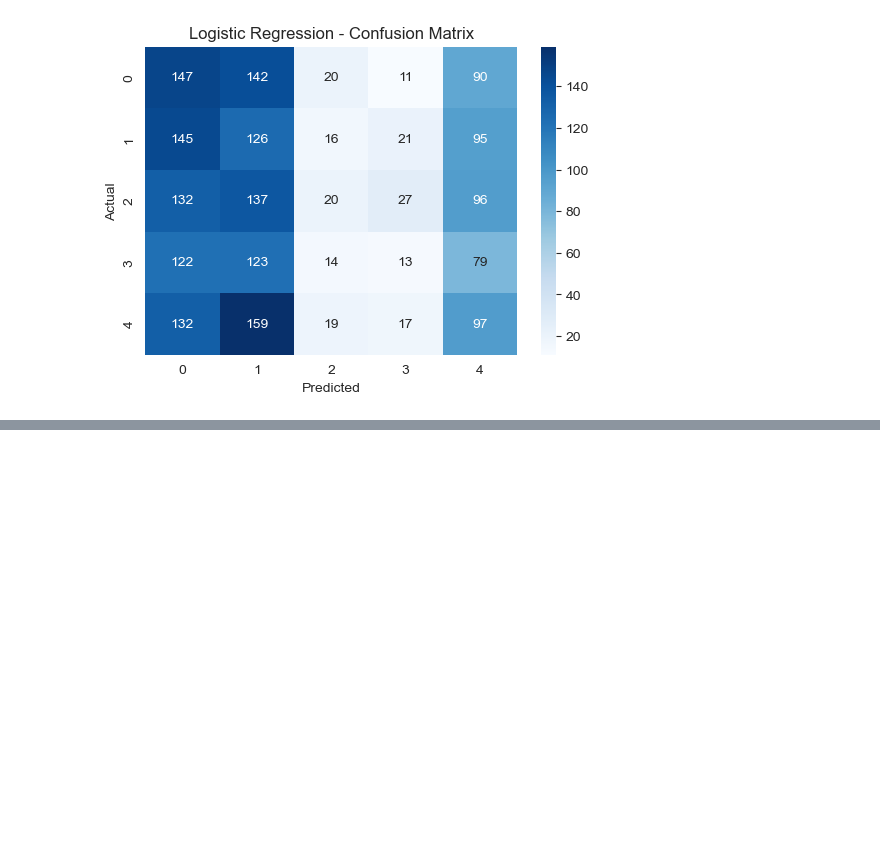
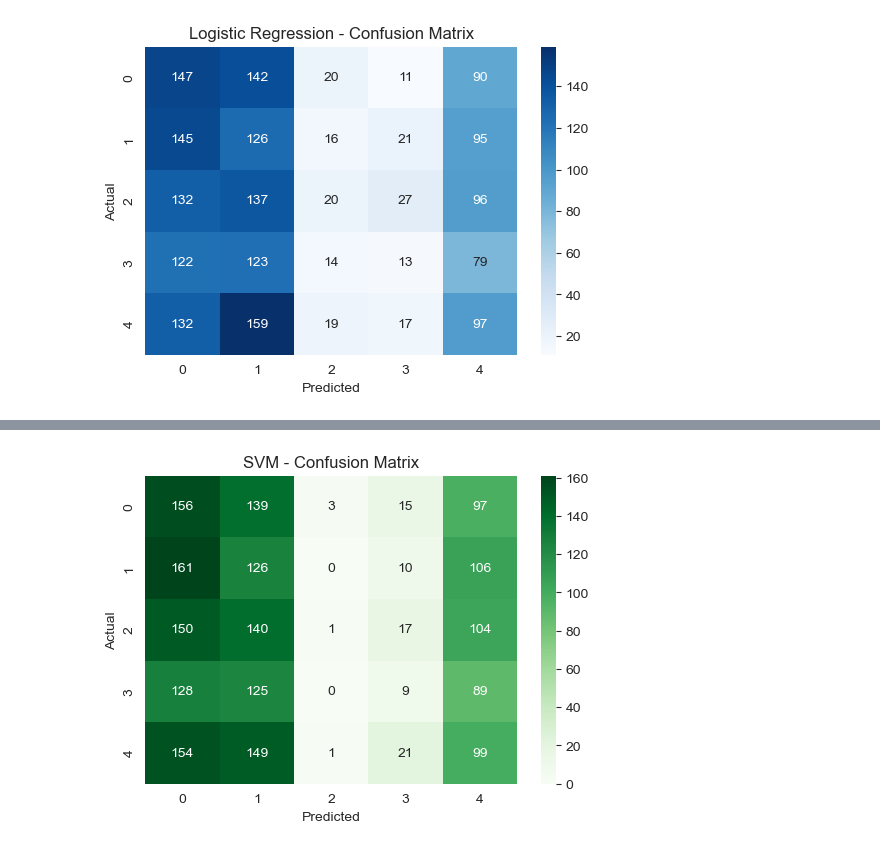
Before and after one commit to Sagar-S-R/carPriceAnalysis, a Jupyter notebook: analysis/carPriceAnaysis.ipynb, the cells around one changed output, grey strips where cells are left out. Drawn from its saved outputs; the diff is of its cells as text; code cells hidden in the pictures; blank space fills up the shorter version.

```diff
--- a/analysis/carPriceAnaysis.ipynb
+++ b/analysis/carPriceAnaysis.ipynb
@@ -158,0 +161,6 @@ plt.show()
+# %%
+param_grid = {'C': [0.1, 1, 10], 'kernel': ['linear', 'rbf']}
+svm = SVC(probability=True, random_state=42)
+grid_svm = GridSearchCV(svm, param_grid, cv=5)
+grid_svm.fit(X_train_scaled, y_train)
+best_svm = grid_svm.best_estimator_
@@ -158,0 +171,5 @@ plt.show()
+# %%
+y_pred_svm = best_svm.predict(X_test_scaled)
+acc_svm = accuracy_score(y_test, y_pred_svm)
+print("SVM Accuracy:", acc_svm)
+print("\nClassification Report:\n", classification_report(y_test, y_pred_svm))
@@ -158,0 +191,10 @@ plt.show()
+# %%
+cm_svm = confusion_matrix(y_test, y_pred_svm)
+plt.figure(figsize=(6,4))
+sns.heatmap(cm_svm, annot=True, fmt='d', cmap='Greens')
+plt.title("SVM - Confusion Matrix")
+plt.xlabel("Predicted")
+plt.ylabel("Actual")
+plt.show()
+# %% [output]
+[figure, added]
```
Also changed, not shown: parts of 3 cells of this notebook.
